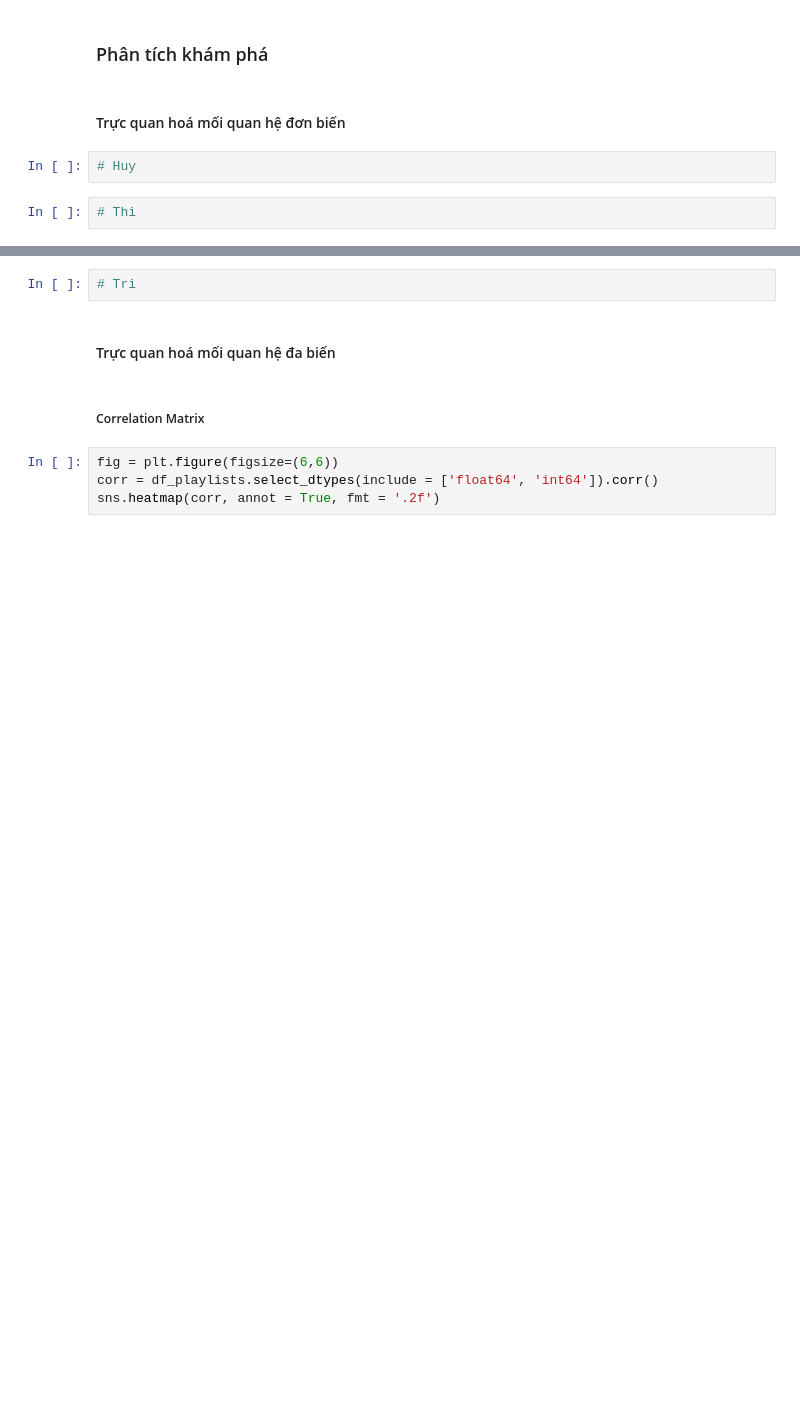
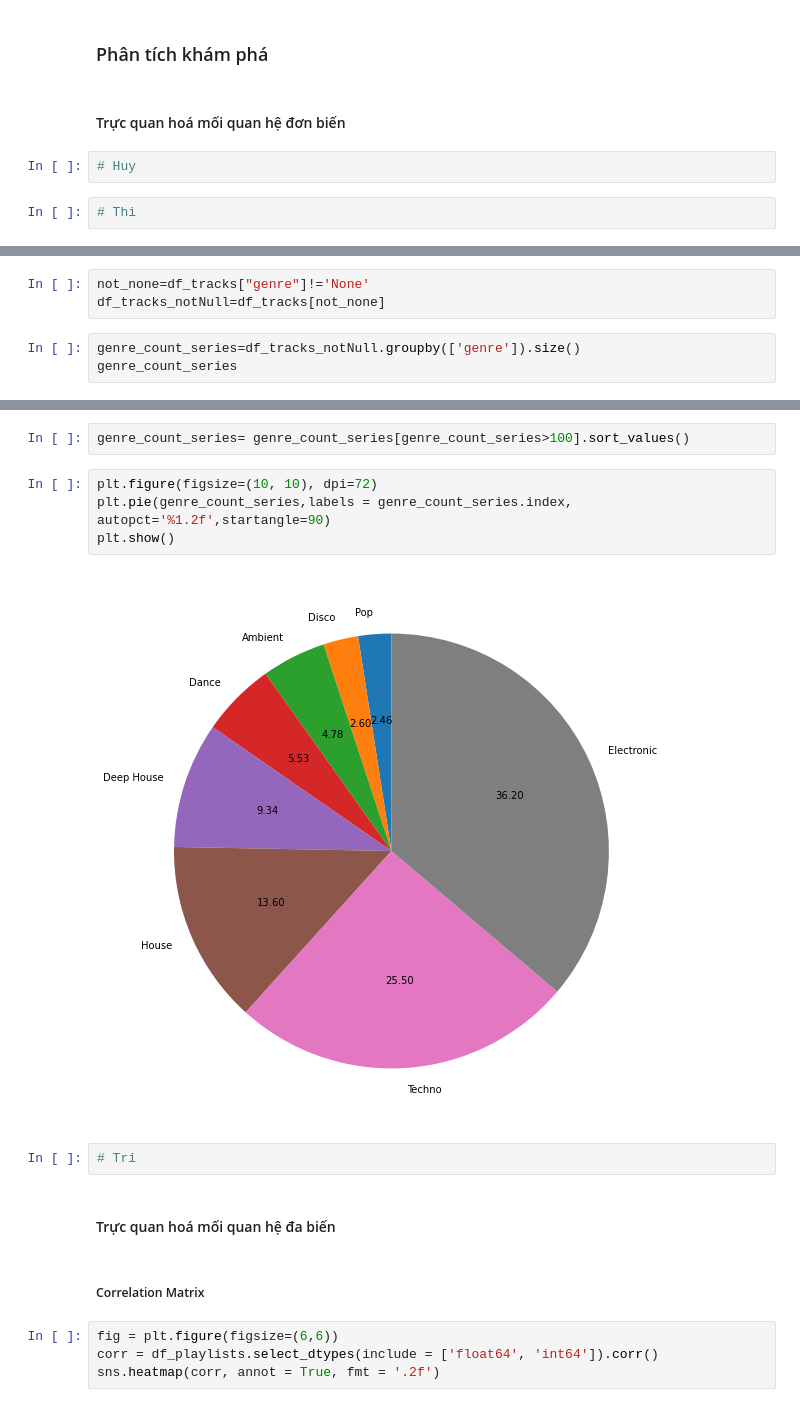
Before and after one commit to owfdataboy/DS-Project02, a Jupyter notebook: project02.ipynb, the cells around one changed output, grey strips where cells are left out. Saved outputs shown, nothing was run; the diff lists cells and outputs as text; blank space fills up the shorter version.

```diff
--- a/project02.ipynb
+++ b/project02.ipynb
@@ -251,0 +296,6 @@ format_empty_vals(df_users)
+# %%
+not_none=df_tracks["genre"]!='None'
+df_tracks_notNull=df_tracks[not_none]
+# %%
+genre_count_series=df_tracks_notNull.groupby(['genre']).size()
+genre_count_series
@@ -252,3 +316,11 @@ format_empty_vals(df_users)
+# %%
+genre_count_series= genre_count_series[genre_count_series>100].sort_values()
+# %%
+plt.figure(figsize=(10, 10), dpi=72)
+plt.pie(genre_count_series,labels = genre_count_series.index, autopct='%1.2f',startangle=90)
+plt.show()
+# %% [output]
+[figure, added]
 # %%
 # Tri
 # %% [markdown]
```
Also changed, not shown: parts of 16 cells of this notebook.
